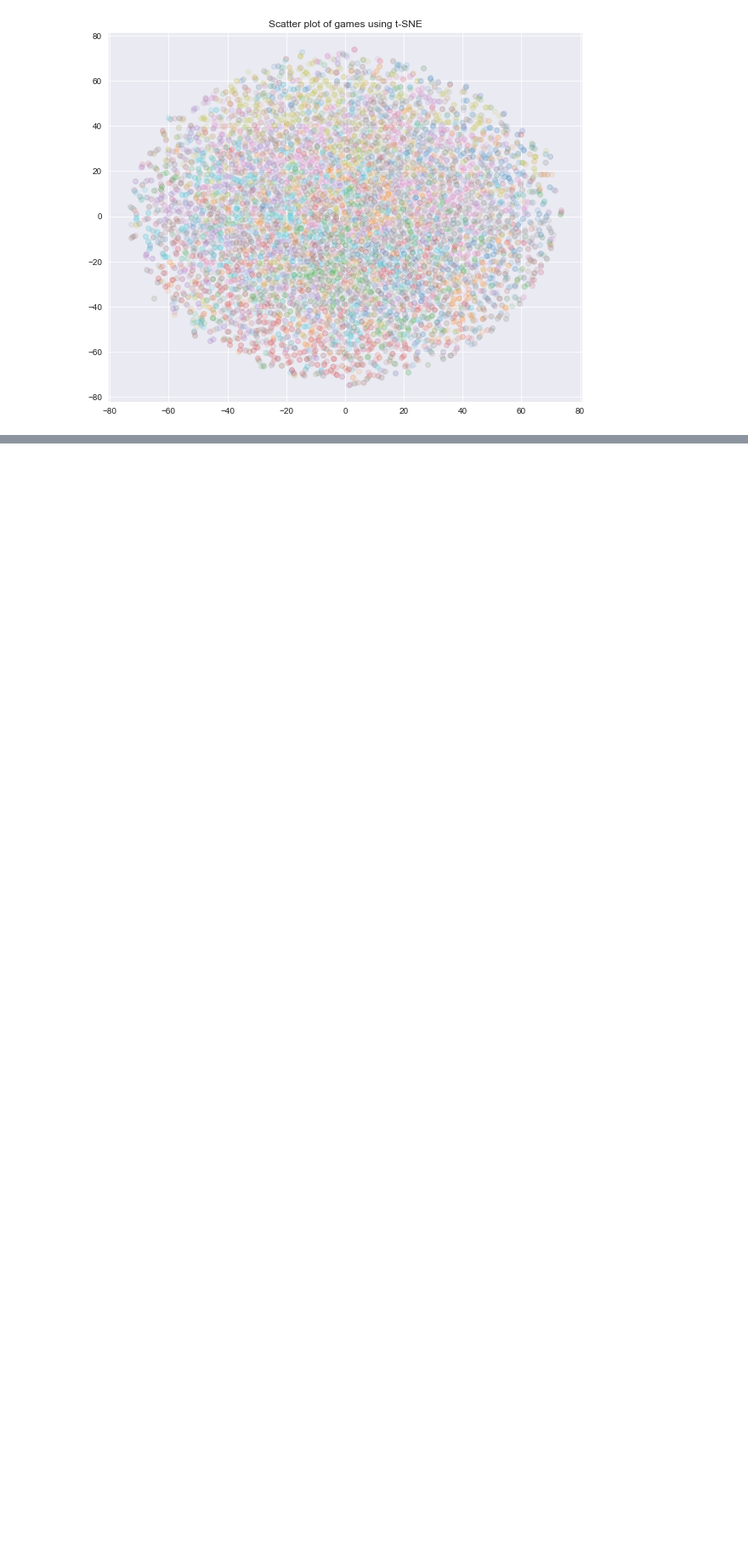
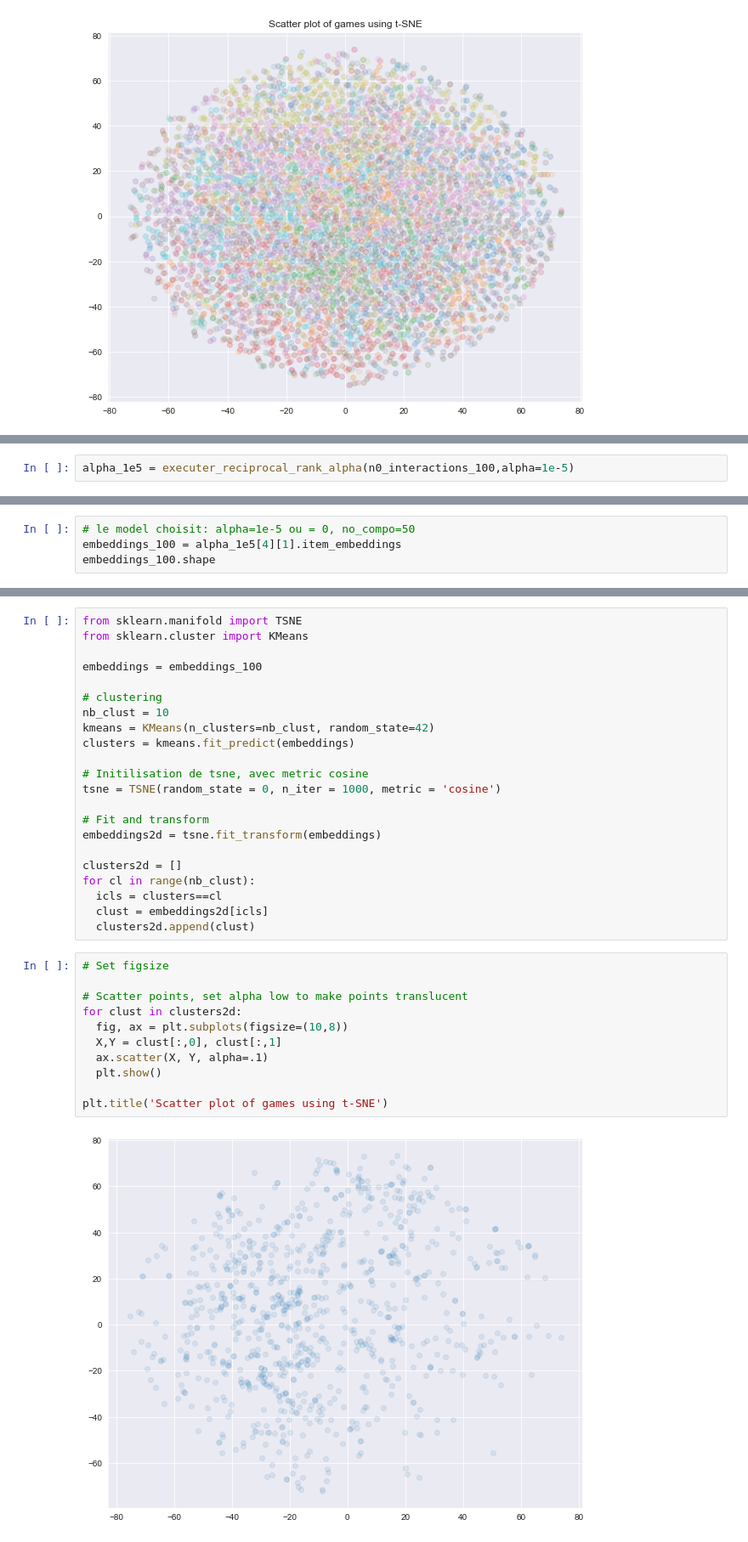
Before and after one commit to N-nolwenn/PLDAC, a Jupyter notebook: seance7/reco-lightfm-tsne.ipynb, the cells around one changed output, grey strips where cells are left out. Shown at 85% size. Cells and saved outputs as stored; diff of their text form; blank space fills up the shorter version.

```diff
--- a/seance7/reco-lightfm-tsne.ipynb
+++ b/seance7/reco-lightfm-tsne.ipynb
@@ -1023,0 +1121,2 @@ plt.show()
+# %%
+alpha_1e5 = executer_reciprocal_rank_alpha(n0_interactions_100,alpha=1e-5)
@@ -1023,0 +1273,4 @@ plt.show()
+# %%
+# le model choisit: alpha=1e-5 ou = 0, no_compo=50
+embeddings_100 = alpha_1e5[4][1].item_embeddings
+embeddings_100.shape
@@ -1023,0 +1279,35 @@ plt.show()
+# %%
+from sklearn.manifold import TSNE
+from sklearn.cluster import KMeans
+
+embeddings = embeddings_100
+
+# clustering
+nb_clust = 10
+kmeans = KMeans(n_clusters=nb_clust, random_state=42)
+clusters = kmeans.fit_predict(embeddings)
+
+# Initilisation de tsne, avec metric cosine
+tsne = TSNE(random_state = 0, n_iter = 1000, metric = 'cosine')
+
+# Fit and transform
+embeddings2d = tsne.fit_transform(embeddings)
+
+clusters2d = []
+for cl in range(nb_clust):
+  icls = clusters==cl
+  clust = embeddings2d[icls]
+  clusters2d.append(clust)
+# %%
+# Set figsize
+
+# Scatter points, set alpha low to make points translucent
+for clust in clusters2d:
+  fig, ax = plt.subplots(figsize=(10,8))
+  X,Y = clust[:,0], clust[:,1]
+  ax.scatter(X, Y, alpha=.1)
+  plt.show()
+
+plt.title('Scatter plot of games using t-SNE')
+# %% [output]
+[figure, added]
```
Also changed, not shown: parts of 31 cells of this notebook.
